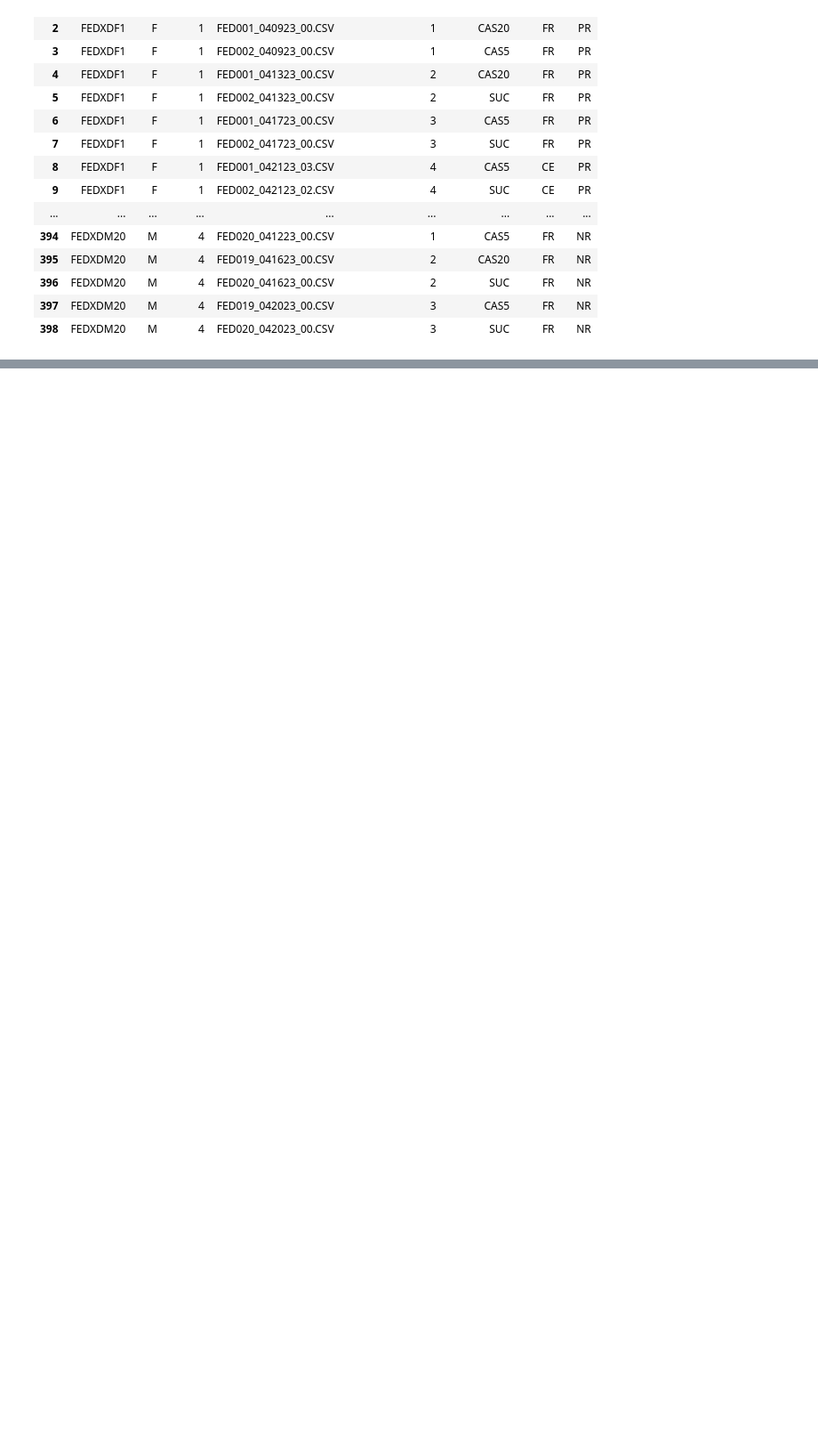
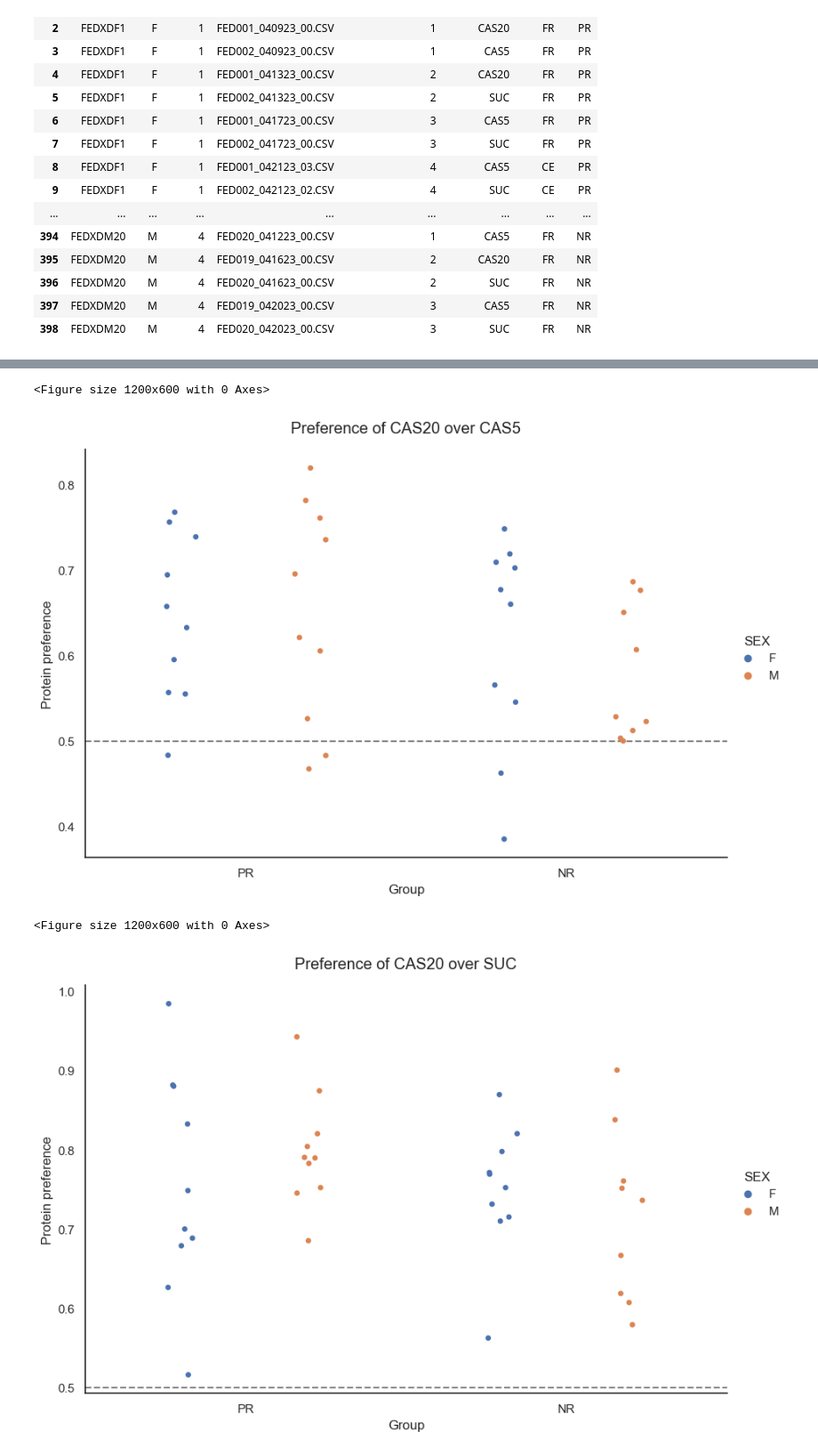
Before and after one commit to Htbibalan/FEDPROFERENCE, a Jupyter notebook: notebooks/RATIO_PREFERENCE.ipynb, the cells around one changed output, grey strips where cells are left out. Shown at 89% size. Saved outputs shown, nothing was run; the diff lists cells and outputs as text; code cells hidden in the pictures; blank space fills up the shorter version.

Commit message:
CHOICE_1_PLOT_FINISHED

```diff
--- a/notebooks/RATIO_PREFERENCE.ipynb
+++ b/notebooks/RATIO_PREFERENCE.ipynb
@@ -103,0 +176,31 @@ final_data
+# %%
+import matplotlib.pyplot as plt
+import seaborn as sns
+import pandas as pd
+
+# Load the CSV file
+file_path = '../results/CHOICE_RATIOS.csv'
+new_data = pd.read_csv(file_path)
+
+# Set the style to remove grid lines
+sns.set(style="white")
+
+# Plotting scatter plots from the newly created dataframe new_data
+ratio_columns = [col for col in new_data.columns if 'CAS' in col]
+
+for ratio_column in ratio_columns:
+    plt.figure(figsize=(12, 6))
+    g = sns.catplot(
+        data=new_data, x='DIET', y=ratio_column, hue='SEX',
+        kind='strip', dodge=True, height=6, aspect=1.5
+    )
+    for ax in g.axes.flat:
+        ax.axhline(0.5, ls='--', color='grey')  # Reference line at y=0.5
+    g.fig.suptitle(f'Preference of {ratio_column}', y=1.03),
+    g.set_axis_labels('Group', 'Protein preference')
+    plt.show()
+# %% [output]
+<Figure size 1200x600 with 0 Axes>
+[figure, added]
+<Figure size 1200x600 with 0 Axes>
+[figure, added]
```
Also changed, not shown: parts of 13 cells of this notebook, 11 other files.
